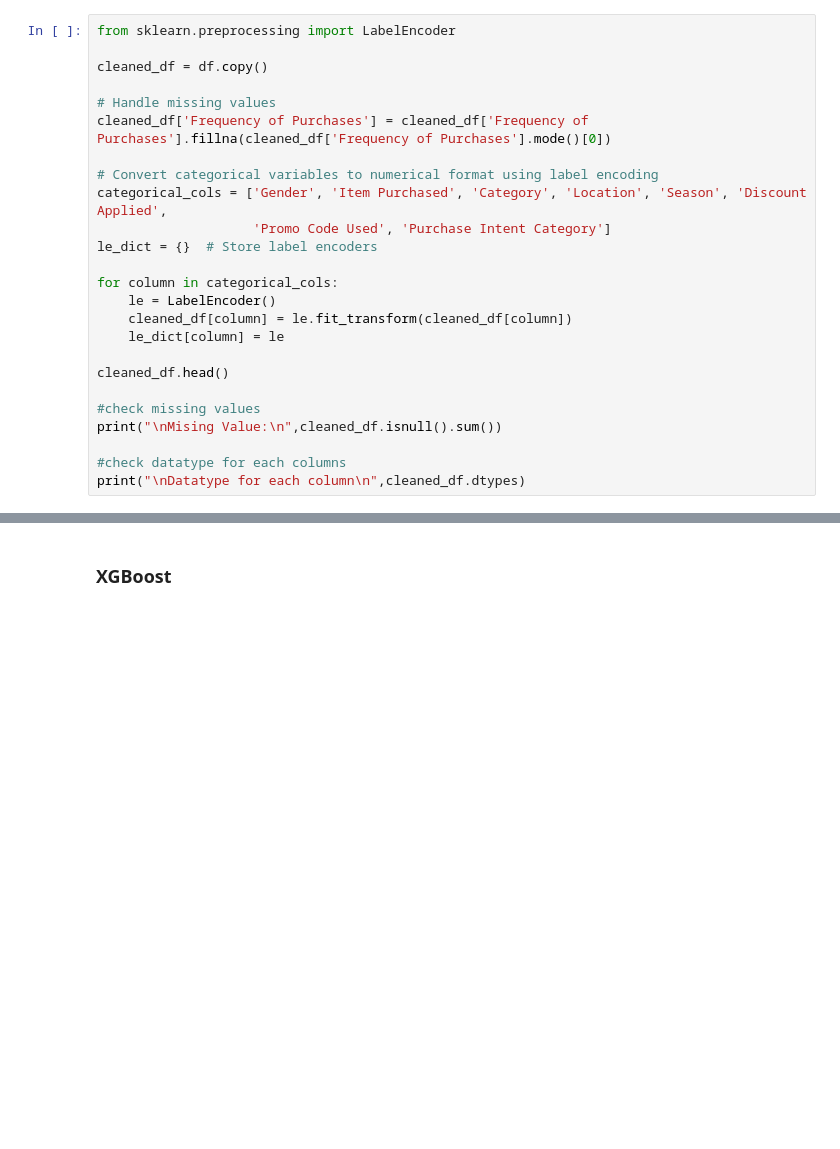
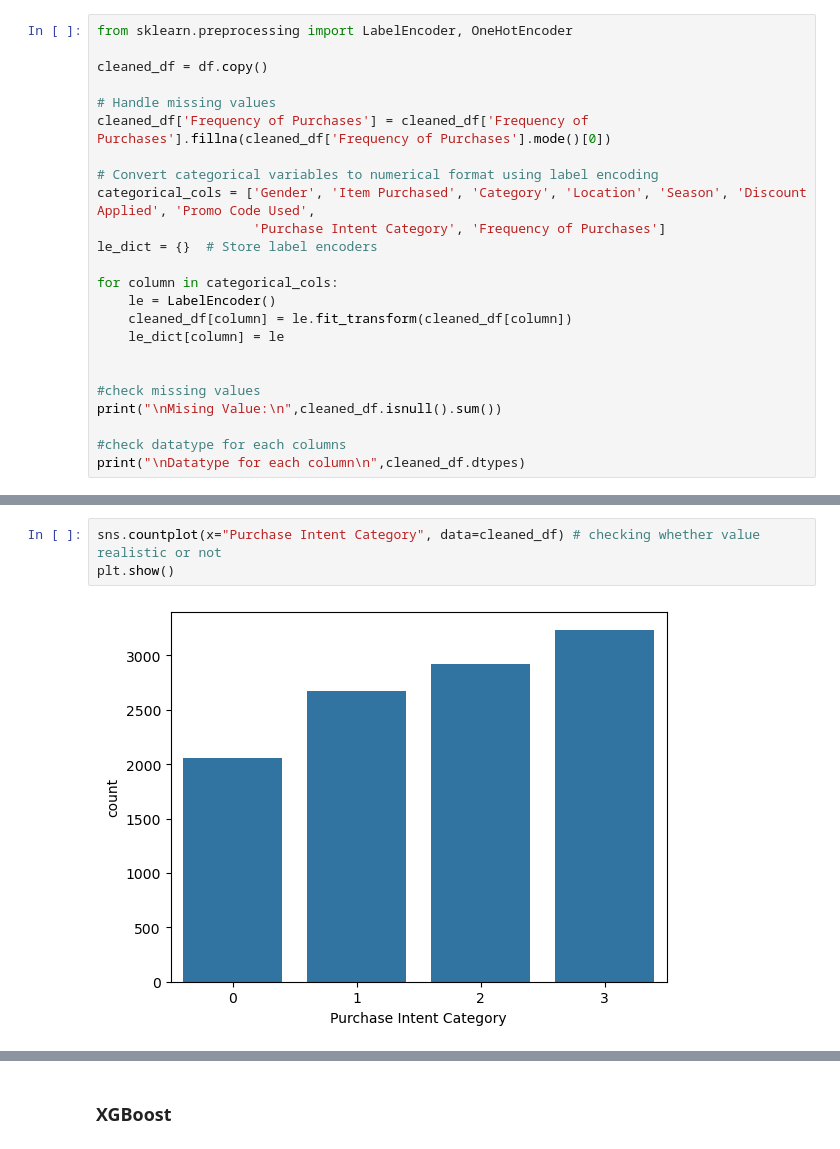
Before and after one commit to farahfuaad/Final-Year-Project-Prediction-of-Buying-Behavior-Patterns-using-ML, a Jupyter notebook: ml/intention_prediction.ipynb, the cells around one changed output, grey strips where cells are left out. Drawn from its saved outputs; the diff is of its cells as text; blank space fills up the shorter version.

```diff
--- a/ml/intention_prediction.ipynb
+++ b/ml/intention_prediction.ipynb
@@ -75,5 +75,5 @@ df
 # %%
-from sklearn.preprocessing import LabelEncoder
+from sklearn.preprocessing import LabelEncoder, OneHotEncoder
 
 cleaned_df = df.copy()
 
@@ -81,8 +81,8 @@ cleaned_df = df.copy()
 cleaned_df['Frequency of Purchases'] = cleaned_df['Frequency of Purchases'].fillna(cleaned_df['Frequency of Purchases'].mode()[0])
 
 # Convert categorical variables to numerical format using label encoding
-categorical_cols = ['Gender', 'Item Purchased', 'Category', 'Location', 'Season', 'Discount Applied',
-                    'Promo Code Used', 'Purchase Intent Category']
+categorical_cols = ['Gender', 'Item Purchased', 'Category', 'Location', 'Season', 'Discount Applied', 'Promo Code Used',
+                    'Purchase Intent Category', 'Frequency of Purchases']
 le_dict = {}  # Store label encoders
 
 for column in categorical_cols:
@@ -90,7 +90,6 @@ for column in categorical_cols:
     cleaned_df[column] = le.fit_transform(cleaned_df[column])
     le_dict[column] = le
 
-cleaned_df.head()
 
 #check missing values
 print("\nMising Value:\n",cleaned_df.isnull().sum())
@@ -116,5 +115,10 @@ Frequency of Purchases      float64
 Purchase Intent Category      int64
 dtype: object
+# %%
+sns.countplot(x="Purchase Intent Category", data=cleaned_df) # checking whether value realistic or not
+plt.show()
+# %% [output]
+[figure, added]
 # %%
 from sklearn.model_selection import train_test_split
 from sklearn.preprocessing import StandardScaler, LabelEncoder
```
Also changed, not shown: parts of 19 cells of this notebook.
